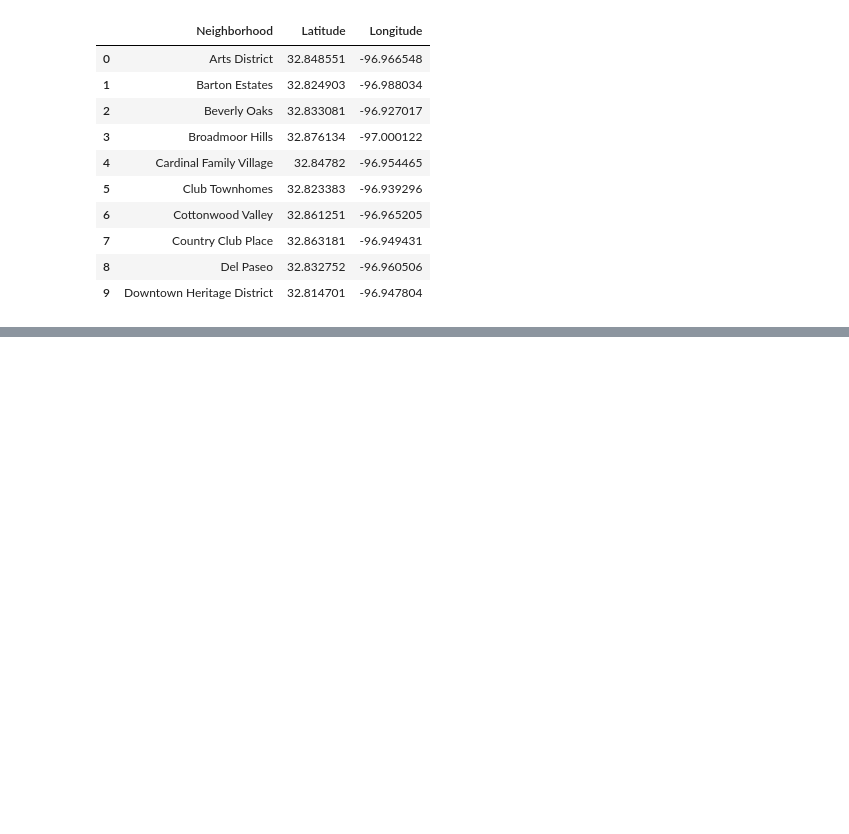
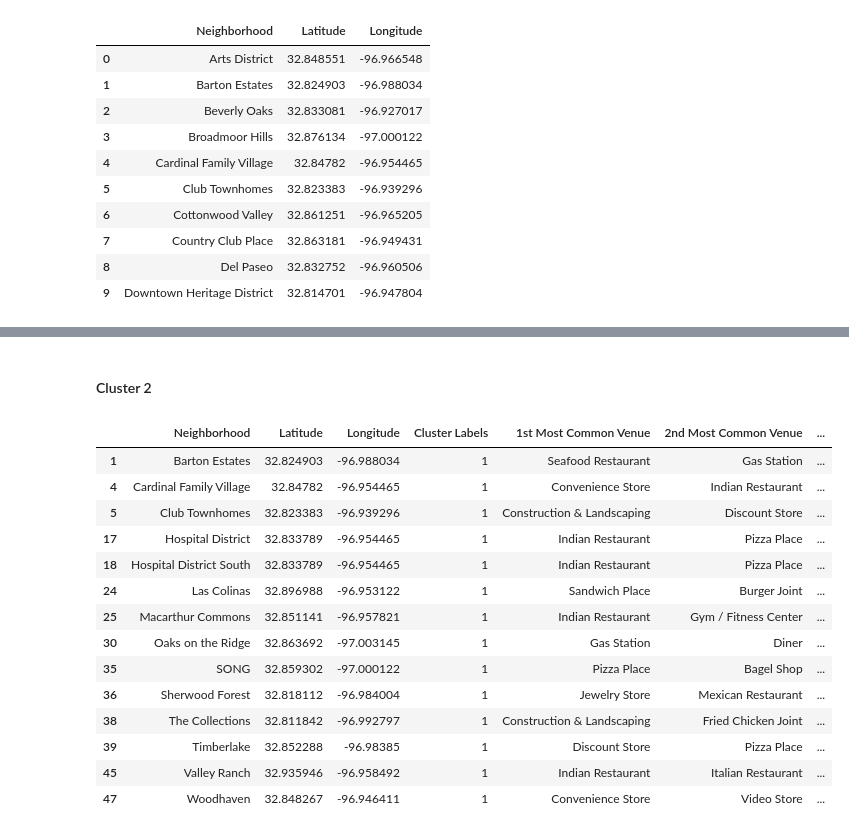
Before and after one commit to alan-cespedes/Coursera_Capstone, a Jupyter notebook: Segmenting and Clustering Neighborhoods in Irving.ipynb, the cells around one changed output, grey strips where cells are left out. Cells and saved outputs as stored; diff of their text form; code cells hidden in the pictures; blank space fills up the shorter version.

```diff
--- a/Segmenting and Clustering Neighborhoods in Irving.ipynb
+++ b/Segmenting and Clustering Neighborhoods in Irving.ipynb
@@ -125,0 +541,20 @@ df.head(10)
+# %% [markdown]
+#### Cluster 2
+# %%
+irving_merged.loc[irving_merged['Cluster Labels'] == 1]
+# %% [output]
+|  | Neighborhood | Latitude | Longitude | Cluster Labels | 1st Most Common Venue | 2nd Most Common Venue | ... |
+| 1 | Barton Estates | 32.824903 | -96.988034 | 1 | Seafood Restaurant | Gas Station | ... |
+| 4 | Cardinal Family Village | 32.84782 | -96.954465 | 1 | Convenience Store | Indian Restaurant | ... |
+| 5 | Club Townhomes | 32.823383 | -96.939296 | 1 | Construction & Landscaping | Discount Store | ... |
+| 17 | Hospital District | 32.833789 | -96.954465 | 1 | Indian Restaurant | Pizza Place | ... |
+| 18 | Hospital District South | 32.833789 | -96.954465 | 1 | Indian Restaurant | Pizza Place | ... |
+| 24 | Las Colinas | 32.896988 | -96.953122 | 1 | Sandwich Place | Burger Joint | ... |
+| 25 | Macarthur Commons | 32.851141 | -96.957821 | 1 | Indian Restaurant | Gym / Fitness Center | ... |
+| 30 | Oaks on the Ridge | 32.863692 | -97.003145 | 1 | Gas Station | Diner | ... |
+| 35 | SONG | 32.859302 | -97.000122 | 1 | Pizza Place | Bagel Shop | ... |
+| 36 | Sherwood Forest | 32.818112 | -96.984004 | 1 | Jewelry Store | Mexican Restaurant | ... |
+| 38 | The Collections | 32.811842 | -96.992797 | 1 | Construction & Landscaping | Fried Chicken Joint | ... |
+| 39 | Timberlake | 32.852288 | -96.98385 | 1 | Discount Store | Pizza Place | ... |
+| 45 | Valley Ranch | 32.935946 | -96.958492 | 1 | Indian Restaurant | Italian Restaurant | ... |
+| 47 | Woodhaven | 32.848267 | -96.946411 | 1 | Convenience Store | Video Store | ... |
```
Also changed, not shown: parts of 56 cells of this notebook.
